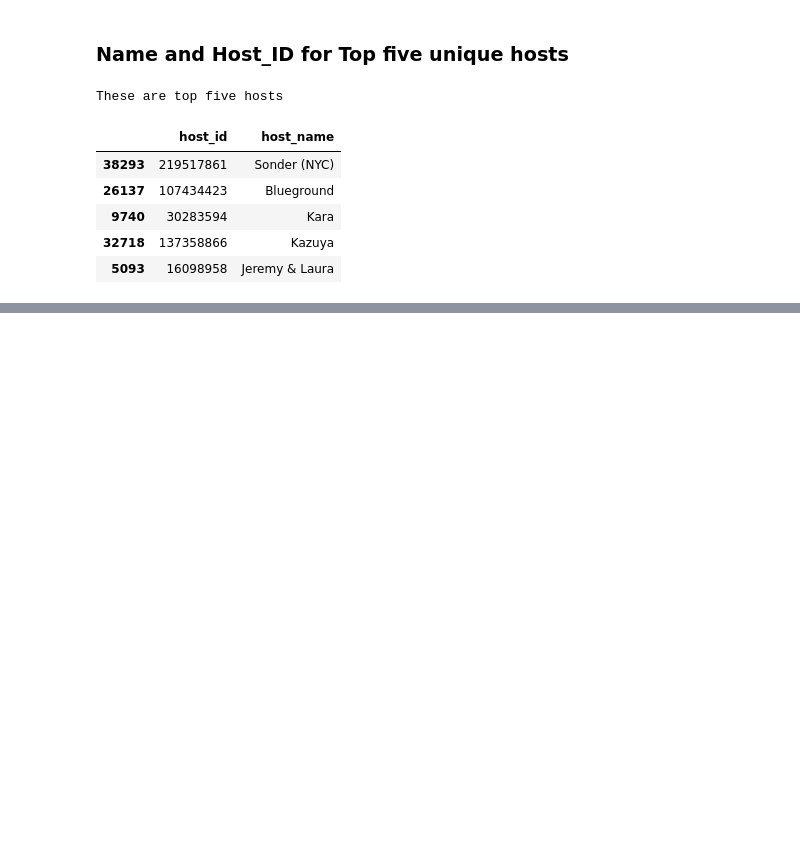
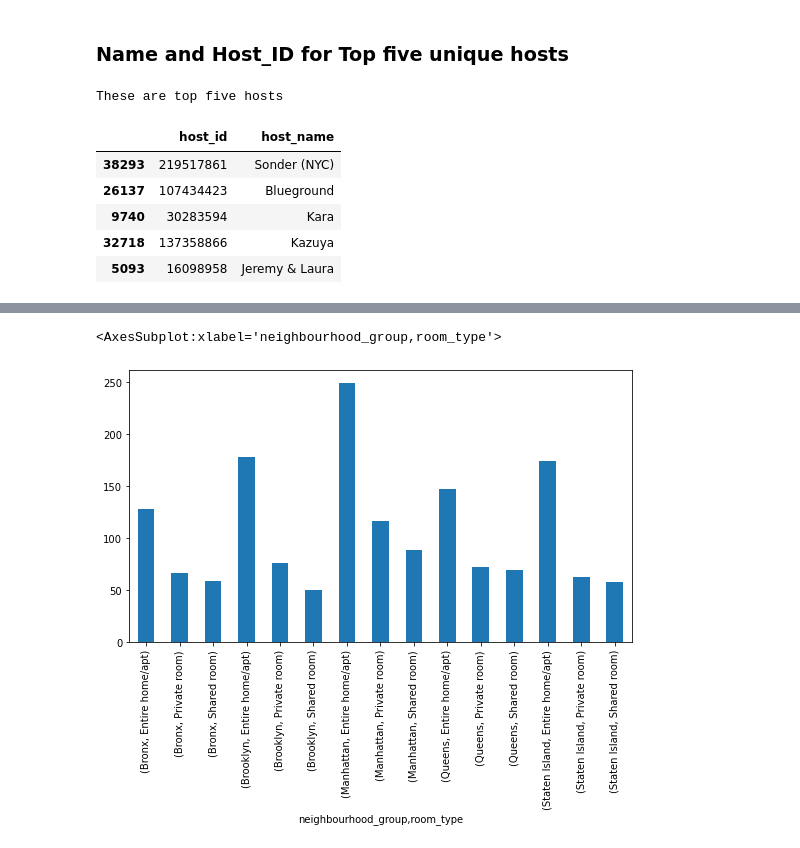
Before and after one commit to mdismailquraishicse/Capstone-Project-1--AirBnb, a Jupyter notebook: Capstone Project 1 - EDA.ipynb, the cells around one changed output, grey strips where cells are left out. Cells and saved outputs as stored; diff of their text form; code cells hidden in the pictures; blank space fills up the shorter version.

Commit message:
Average price calculated for each neighbourhood and bar chart visualization

```diff
--- a/Capstone Project 1 - EDA.ipynb
+++ b/Capstone Project 1 - EDA.ipynb
@@ -152,3 +152,8 @@ These are top five hosts
 | 9740 | 30283594 | Kara |
 | 32718 | 137358866 | Kazuya |
 | 5093 | 16098958 | Jeremy & Laura |
+# %%
+# average price per neighbourhood and room type
+avg_neighbourhood_room_type = airbnb_df.groupby(['neighbourhood_group', 'room_type'])['price'].mean().round(2)
+print("Average price per neighbourhood for each type of rooms")
+avg_neighbourhood_room_type
@@ -154,0 +179,7 @@ These are top five hosts
+# %%
+# Bar chart for each neighbourhood and average price
+plt.rcParams['figure.figsize'] = (9,5)
+avg_neighbourhood_room_type.plot.bar()
+# %% [output]
+<AxesSubplot:xlabel='neighbourhood_group,room_type'>
+[figure, added]
```
Also changed, not shown: parts of 1 cell of this notebook.
